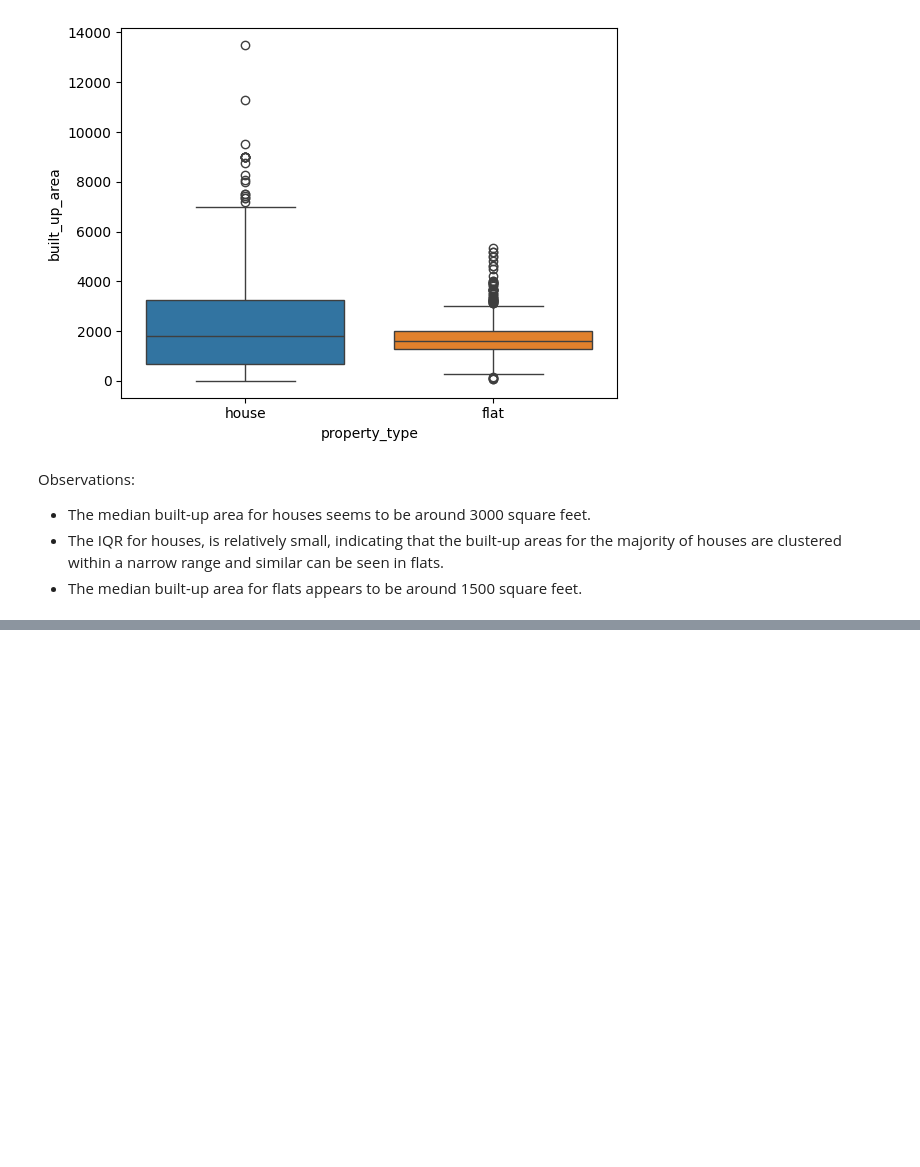
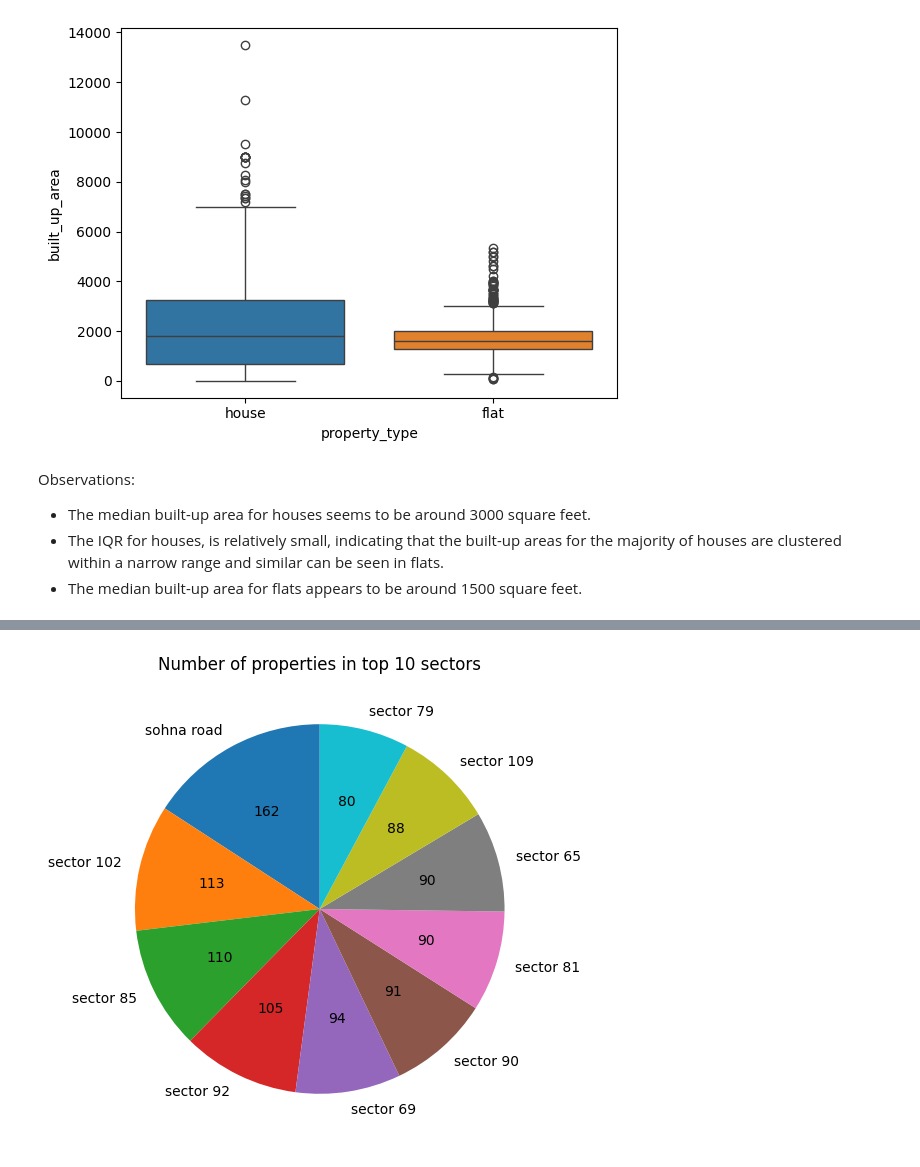
Before and after one commit to Tanwar-Aastha/Property-price-prediction, a Jupyter notebook: notebook/EDA.ipynb, the cells around one changed output, grey strips where cells are left out. Saved outputs shown, nothing was run; the diff lists cells and outputs as text; code cells hidden in the pictures; blank space fills up the shorter version.

```diff
--- a/notebook/EDA.ipynb
+++ b/notebook/EDA.ipynb
@@ -210,0 +239,21 @@ data[data['price_per_sqft'] > 100000][['property_type','society','sector','price
+# %%
+# top 10 Sector
+top_10_sector = data['sector'].value_counts(ascending=False).head(10)
+
+# Define a custom autopct function to display raw counts
+def autopct_with_counts(pct, all_values):
+    absolute = int(round(pct / 100. * sum(all_values)))
+    return f"{absolute}"  # Return the raw count
+
+# Plot the pie chart
+plt.figure(figsize=(8, 6))
+plt.pie(
+    x=top_10_sector,
+    labels=top_10_sector.index,
+    autopct=lambda pct: autopct_with_counts(pct, top_10_sector.values),
+    startangle=90
+)
+plt.title("Number of properties in top 10 sectors")
+plt.show()
+# %% [output]
+[figure, added]
```
Also changed, not shown: parts of 5 cells of this notebook.
